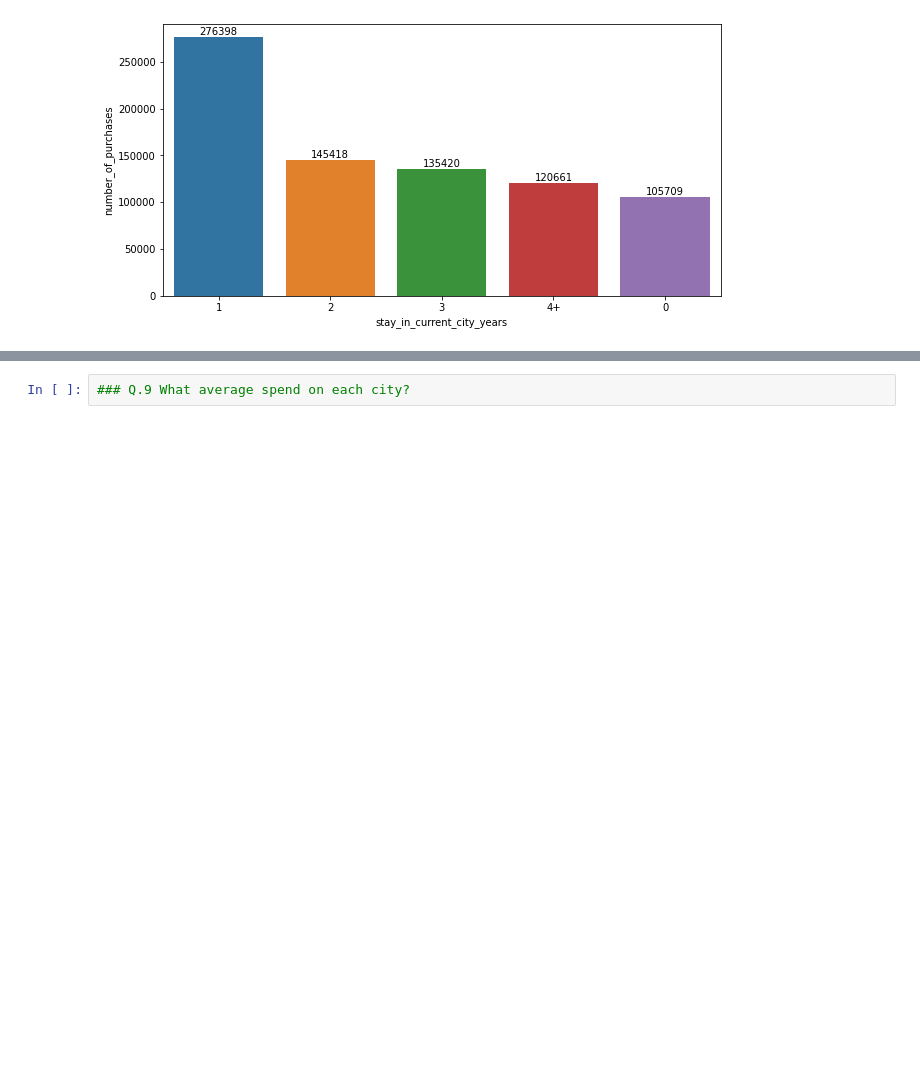
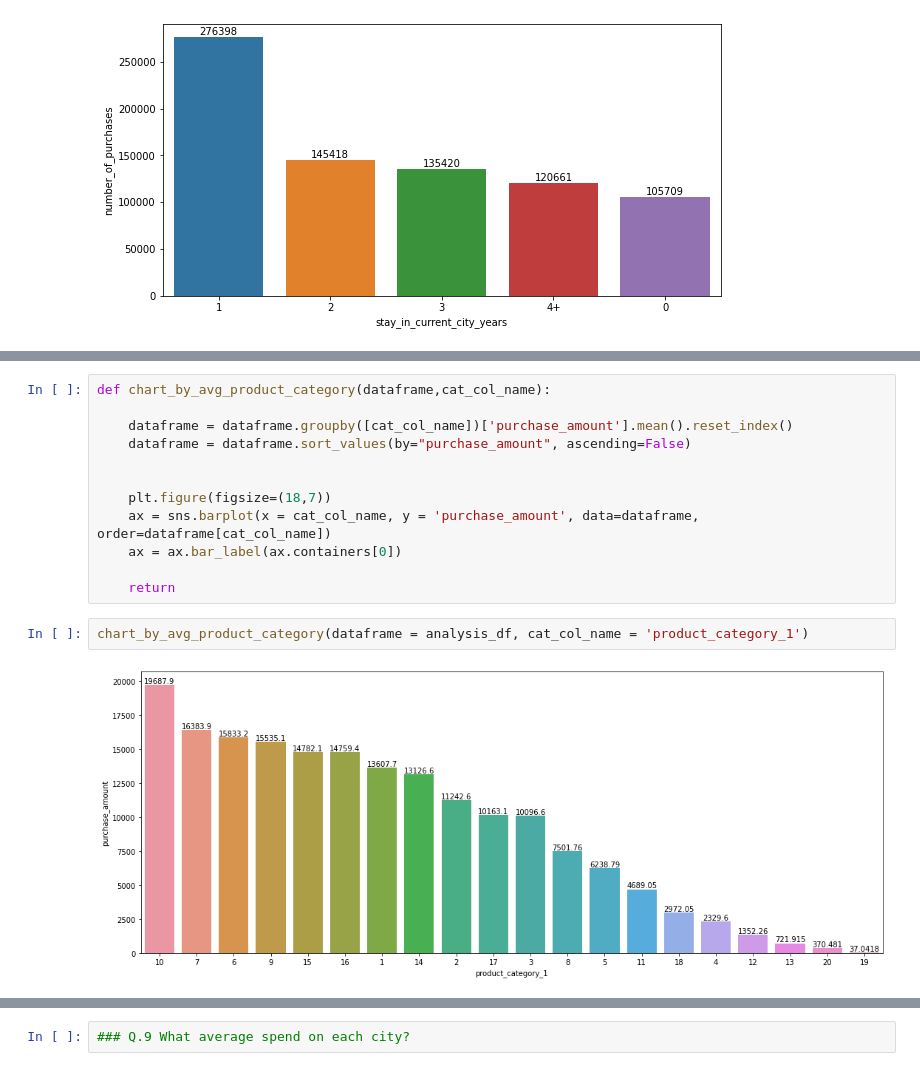
Before and after one commit to kirandhasade/Black_Friday_Analysis, a Jupyter notebook: Black friday.ipynb, the cells around one changed output, grey strips where cells are left out. Drawn from its saved outputs; the diff is of its cells as text; blank space fills up the shorter version.

```diff
--- a/Black friday.ipynb
+++ b/Black friday.ipynb
@@ -485 +471,17 @@ analysis_df.groupby('product_category_1')['purchase_amount'].mean().reset_index(
+# %%
+def chart_by_avg_product_category(dataframe,cat_col_name):
+
+    dataframe = dataframe.groupby([cat_col_name])['purchase_amount'].mean().reset_index()
+    dataframe = dataframe.sort_values(by="purchase_amount", ascending=False)
+
+
+    plt.figure(figsize=(18,7))
+    ax = sns.barplot(x = cat_col_name, y = 'purchase_amount', data=dataframe, order=dataframe[cat_col_name])
+    ax = ax.bar_label(ax.containers[0])
+
+    return
+# %%
+chart_by_avg_product_category(dataframe = analysis_df, cat_col_name = 'product_category_1')
+# %% [output]
+[figure, added]
 # %%
```
Also changed, not shown: parts of 13 cells of this notebook.
